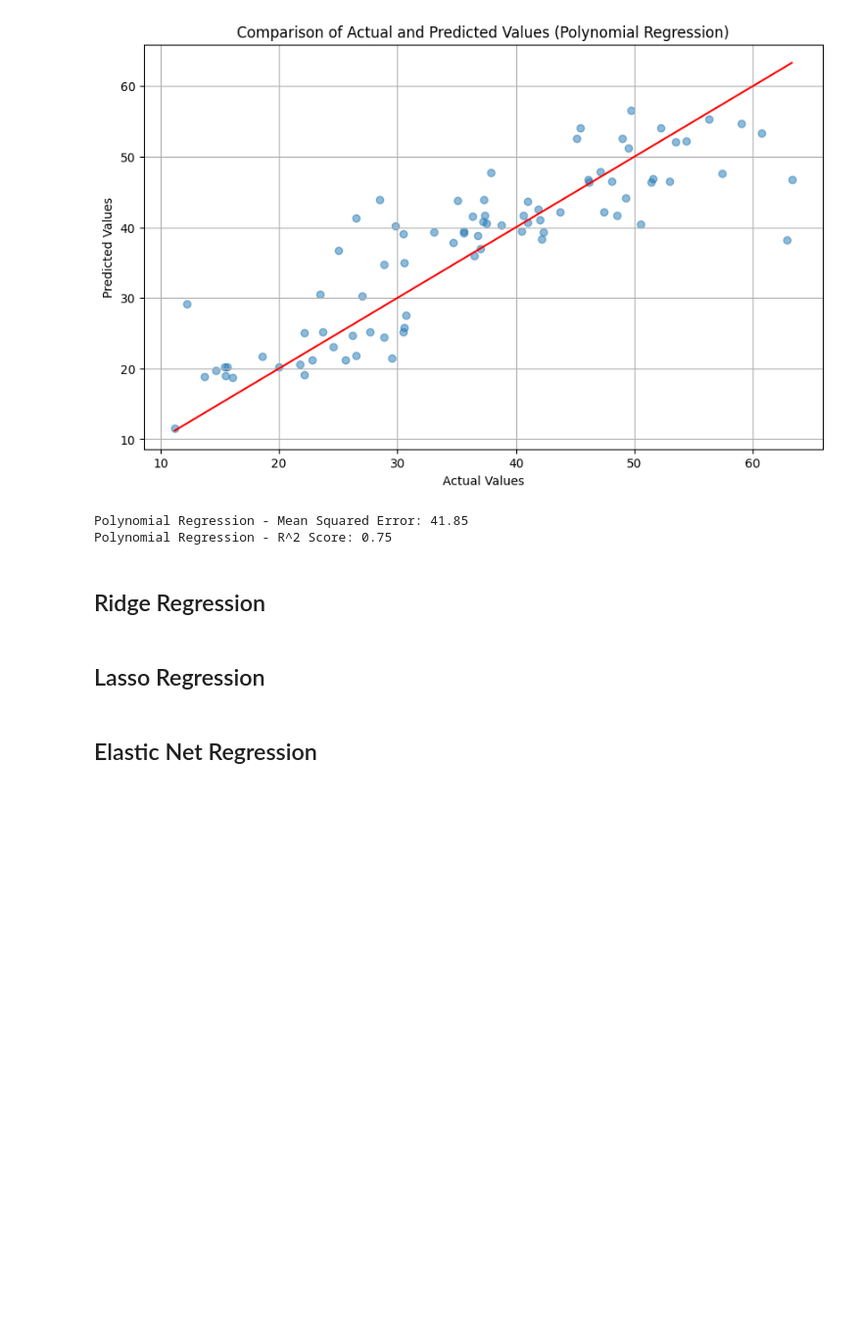
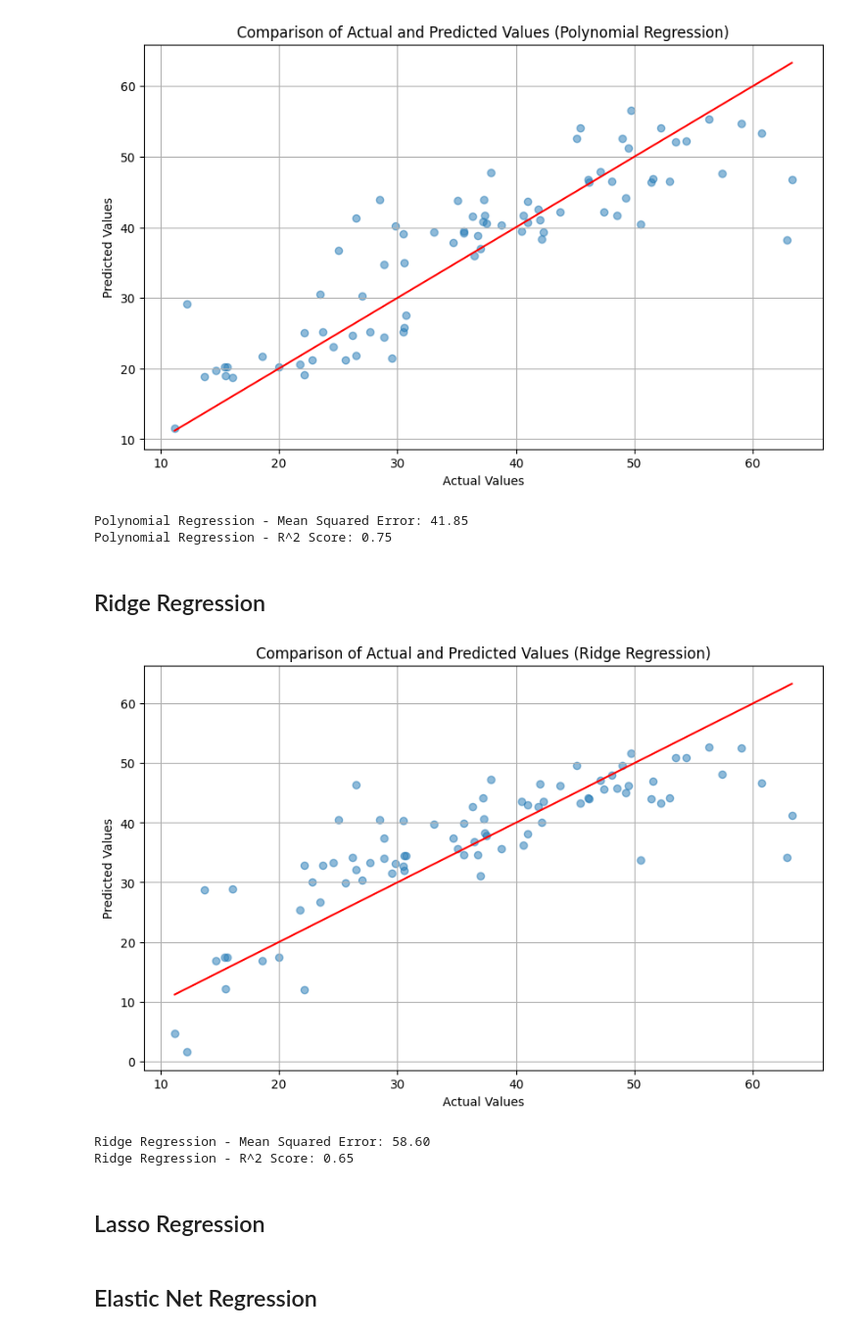
Before and after one commit to mmahdin/Data-Mining-Projects, a Jupyter notebook: data-mining-p2-student.ipynb, the cells around one changed output. Shown: that part at 98% size. Cells and saved outputs as stored; diff of their text form; code cells hidden in the pictures; blank space fills up the shorter version.

Commit message:
Ridge Regression

```diff
--- a/data-mining-p2-student.ipynb
+++ b/data-mining-p2-student.ipynb
@@ -195,6 +195,36 @@ Polynomial Regression - Mean Squared Error: 41.85
 Polynomial Regression - R^2 Score: 0.75
 # %% [markdown]
 ## Ridge Regression
+# %%
+# Create a Ridge Regression model with an alpha value of 1.0
+ridge_reg = Ridge(alpha=1.0)
+
+# Fit the model on the polynomial features
+ridge_reg.fit(X_train, y_train)
+
+# Predict on the polynomial testing data
+y_pred_ridge = ridge_reg.predict(X_test)
+
+# Calculate and print the metrics
+mse_ridge = mean_squared_error(y_test, y_pred_ridge)
+r2_ridge = r2_score(y_test, y_pred_ridge)
+
+# Plotting y_test vs y_pred_ridge
+plt.figure(figsize=(10, 6))
+plt.scatter(y_test, y_pred_ridge, alpha=0.5)
+plt.title('Comparison of Actual and Predicted Values (Ridge Regression)')
+plt.xlabel('Actual Values')
+plt.ylabel('Predicted Values')
+plt.plot([min(y_test), max(y_test)], [min(y_test), max(y_test)], color='red') # Line for perfect prediction
+plt.grid(True)
+plt.show()
+
+print(f"Ridge Regression - Mean Squared Error: {mse_ridge:.2f}")
+print(f"Ridge Regression - R^2 Score: {r2_ridge:.2f}")
+# %% [output]
+[figure, added]
+Ridge Regression - Mean Squared Error: 58.60
+Ridge Regression - R^2 Score: 0.65
 # %% [markdown]
 ## Lasso Regression
 # %% [markdown]
```
Also changed, not shown: parts of 2 cells of this notebook.
